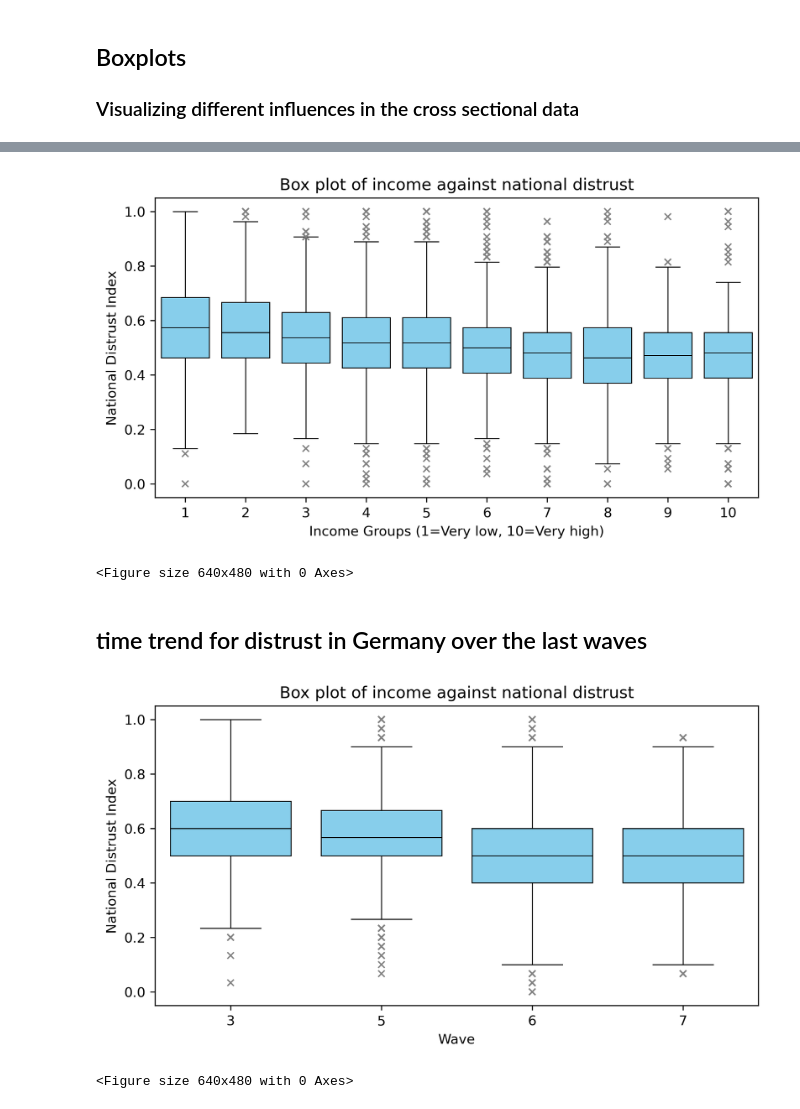
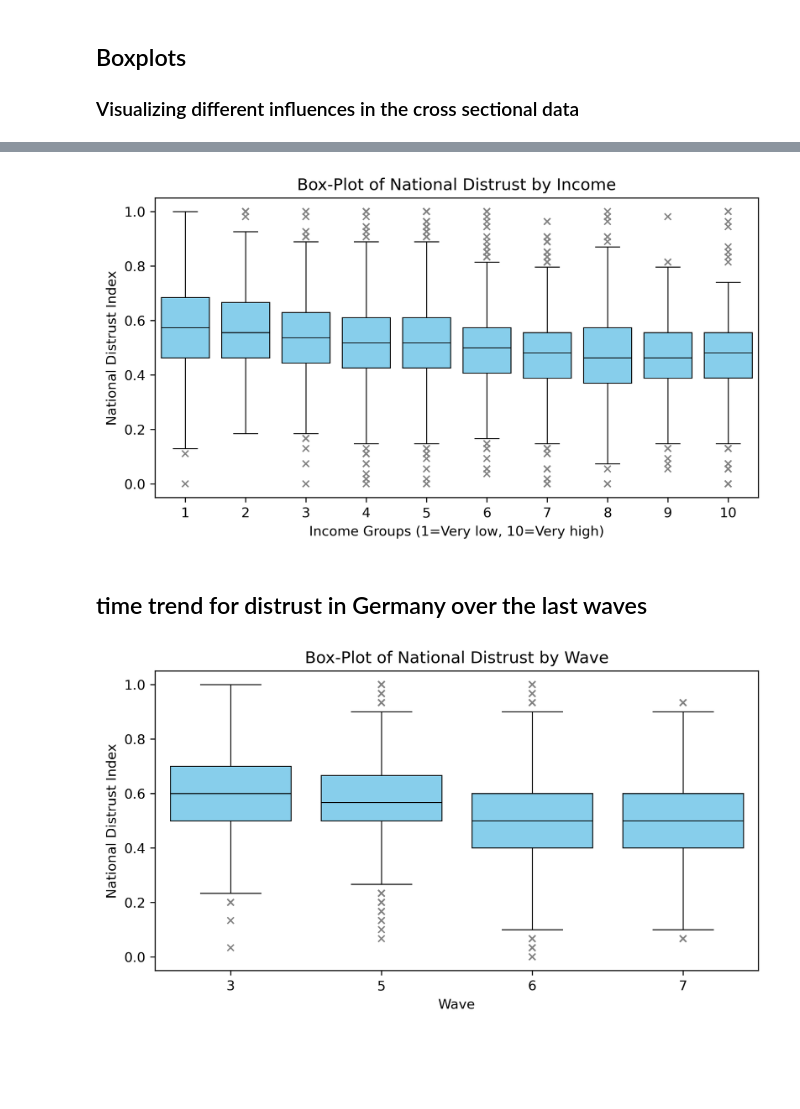
Before and after one commit to Carsten134/wvs_national_trust, a Jupyter notebook: plots.ipynb, the cells around one changed output, grey strips where cells are left out. Cells and saved outputs as stored; diff of their text form; code cells hidden in the pictures; blank space fills up the shorter version.

```diff
--- a/plots.ipynb
+++ b/plots.ipynb
@@ -67,17 +39,16 @@ NameError: name 'plt' is not defined
 # %%
 plt.figure(figsize=(8,4), dpi=300)
 plt.rcParams["font.family"] = "sans-serif"
 flierprops = dict(marker='x', markersize=5, markeredgecolor='gray')
-sns.boxplot(data=df.loc[df.Q288 > 0, :], x="Q288", y="national_distrust_index", saturation=1 , color="skyblue", flierprops=flierprops, linewidth=.7,
+sns.boxplot(data=df, x="Q288", y="national_distrust_index", saturation=1 , color="skyblue", flierprops=flierprops, linewidth=.7,
             linecolor="black")
 plt.xlabel("Income Groups (1=Very low, 10=Very high)")
 plt.ylabel("National Distrust Index")
-plt.title("Box plot of income by national distrust")
+plt.title("Box-Plot of National Distrust by Income")
+plt.savefig("./plots/Box_plot_income.png")
 plt.show()
-plt.savefig("./plots/box_inc.png")
 # %% [output]
-[figure, old version]
+[figure, new version]
-<Figure size 640x480 with 0 Axes>
 # %% [markdown]
 ## time trend for distrust in Germany over the last waves
 # %%
@@ -88,9 +59,8 @@ sns.boxplot(data=tf, x="wave", y="national_distrust_index", saturation=1 , color
             linecolor="black")
 plt.xlabel("Wave")
 plt.ylabel("National Distrust Index")
-plt.title("Box plot of income by national distrust")
+plt.title("Box-Plot of National Distrust by Wave")
+plt.savefig("./plots/Box_plot_wave.png")
 plt.show()
-plt.savefig("./plots/box_wave.png")
 # %% [output]
-[figure, old version]
+[figure, new version]
-<Figure size 640x480 with 0 Axes>
```
Also changed, not shown: parts of 3 cells of this notebook.
